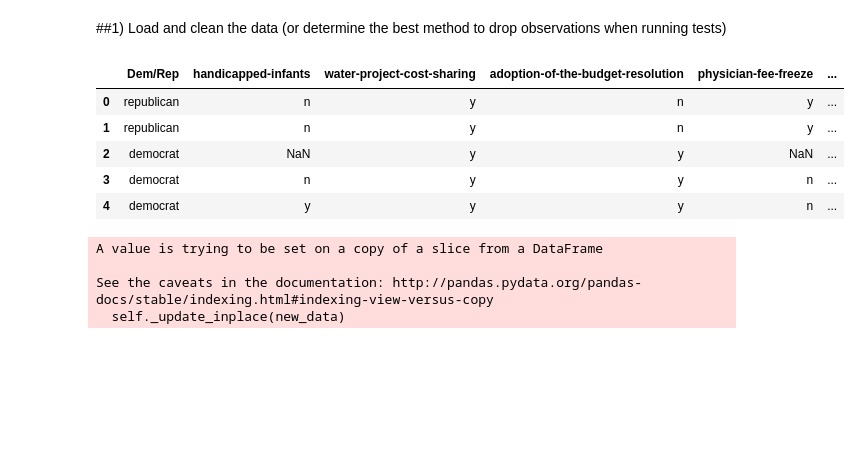
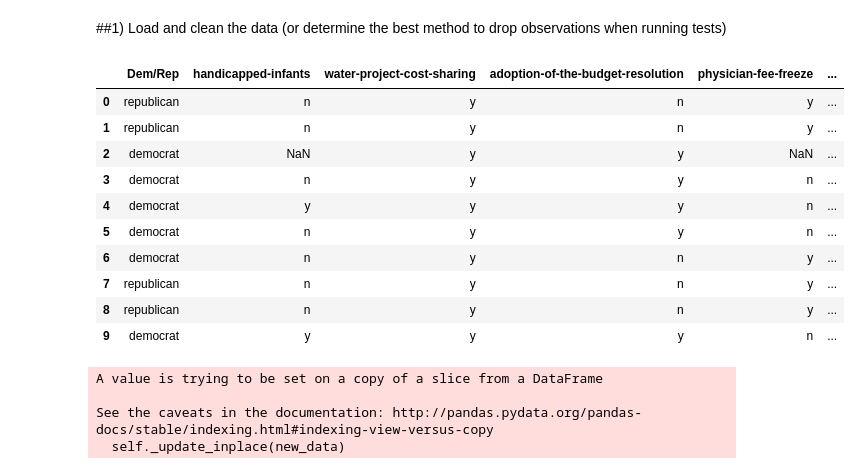
Before and after one commit to AdrianduPlessis/DS-Unit-1-Sprint-3-Statistical-Tests-and-Experiments, a Jupyter notebook: module1-statistics-probability-and-inference/LS_DS_131_Statistics_Probability_Assignment.ipynb, the cells around one changed output. Cells and saved outputs as stored; diff of their text form; code cells hidden in the pictures; blank space fills up the shorter version.

```diff
--- a/module1-statistics-probability-and-inference/LS_DS_131_Statistics_Probability_Assignment.ipynb
+++ b/module1-statistics-probability-and-inference/LS_DS_131_Statistics_Probability_Assignment.ipynb
@@ -52,34 +52,39 @@ headings = ['Dem/Rep',
             'duty-free-exports',
             'export-administration-act-south-africa']
 
 
 voting_issues = ['handicapped-infants',
             'water-project-cost-sharing',
             'adoption-of-the-budget-resolution',
             'physician-fee-freeze',
             'el-salvador-aid',
             'religious-groups-in-schools',
             'anti-satellite-test-ban',
             'aid-to-nicaraguan-contras',
             'mx-missile',
             'immigration',
             'synfuels-corporation-cutback',
             'education-spending',
             'superfund-right-to-sue',
             'crime',
             'duty-free-exports',
             'export-administration-act-south-africa']
 
 
 dirty_df = pd.read_csv('https://archive.ics.uci.edu/ml/machine-learning-databases/voting-records/house-votes-84.data', header=None, names=headings, na_values='?')
-dirty_df.head()
+dirty_df.head(10)
 # %% [output]
 |  | Dem/Rep | handicapped-infants | water-project-cost-sharing | adoption-of-the-budget-resolution | physician-fee-freeze | ... |
 | 0 | republican | n | y | n | y | ... |
 | 1 | republican | n | y | n | y | ... |
 | 2 | democrat | NaN | y | y | NaN | ... |
 | 3 | democrat | n | y | y | n | ... |
 | 4 | democrat | y | y | y | n | ... |
+| 5 | democrat | n | y | y | n | ... |
+| 6 | democrat | n | y | n | y | ... |
+| 7 | republican | n | y | n | y | ... |
+| 8 | republican | n | y | n | y | ... |
+| 9 | democrat | y | y | y | n | ... |
 # %%
 #seperate into two samples: Rep/Dem
 republican_subset = dirty_df[dirty_df['Dem/Rep'] == 'republican']
```
Also changed, not shown: parts of 15 cells of this notebook.
